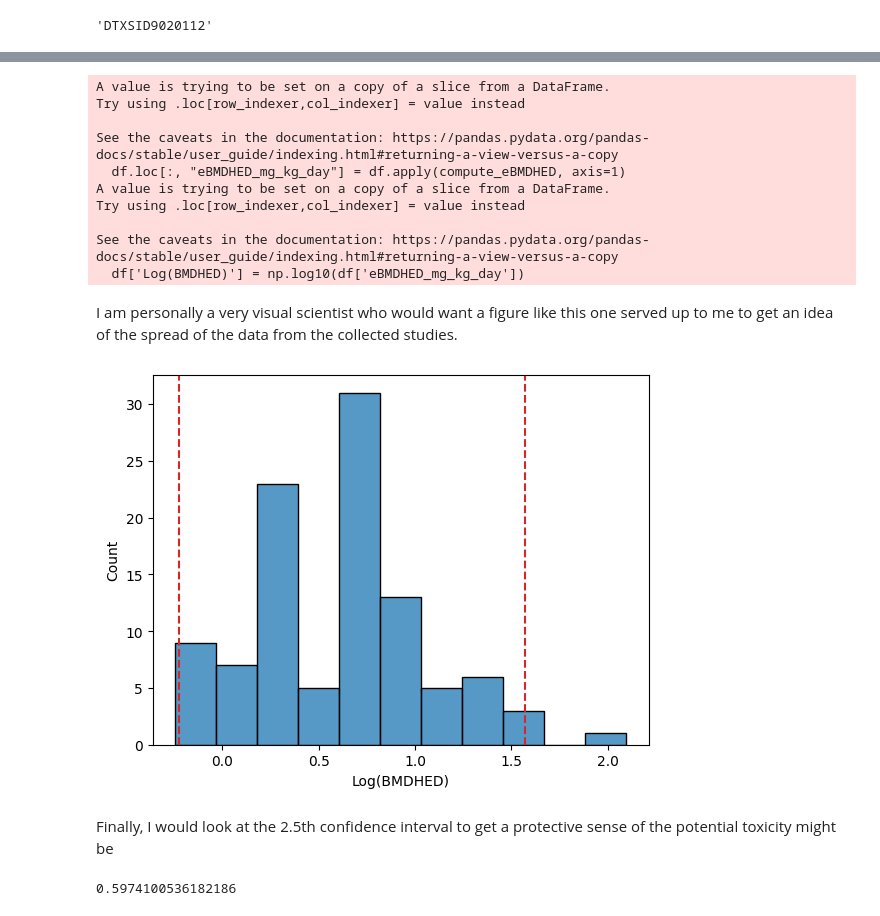
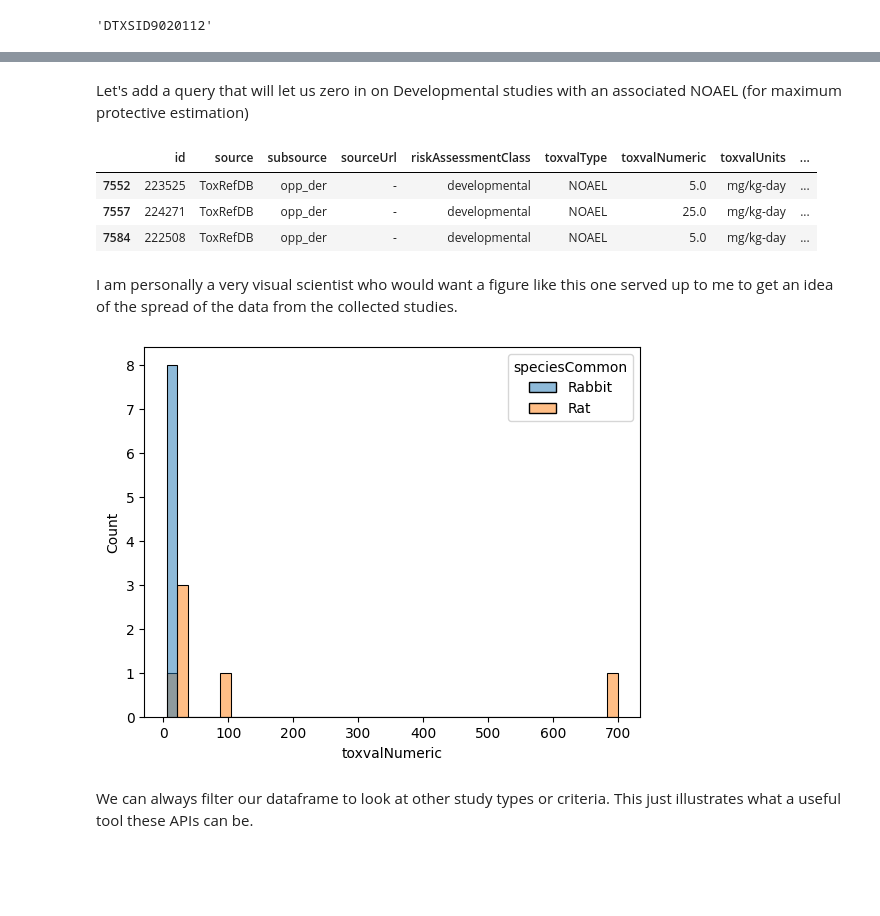
Before and after one commit to NMChar/ToxAnalysis, a Jupyter notebook: ToxAnalysis.ipynb, the cells around one changed output, grey strips where cells are left out. Cells and saved outputs as stored; diff of their text form; code cells hidden in the pictures; blank space fills up the shorter version.

```diff
--- a/ToxAnalysis.ipynb
+++ b/ToxAnalysis.ipynb
@@ -281,44 +230,24 @@ effectlevel_cf = {
 # %%
 df.to_csv(os.path.join(os.getcwd(), "tox_df.csv"))
-# %%
-import numpy as np
-
-def compute_eBMDHED(row):
-    duration = 1 if row["riskAssessmentClass"] == "developmental" else duration_cf.get(row["toxvalType"].lower(), 1)
-    species = species_cf.get(row["speciesCommon"], 1)
-    study = effectlevel_cf.get(row["toxvalType"], 1)
-    return row["toxvalNumeric"] * study * species * duration
-
-df.loc[:, "eBMDHED_mg_kg_day"] = df.apply(compute_eBMDHED, axis=1)
-df['Log(BMDHED)'] = np.log10(df['eBMDHED_mg_kg_day'])
-# %% [output]
-A value is trying to be set on a copy of a slice from a DataFrame.
-Try using .loc[row_indexer,col_indexer] = value instead
-
-See the caveats in the documentation: https://pandas.pydata.org/pandas-docs/stable/user_guide/indexing.html#returning-a-view-versus-a-copy
-  df.loc[:, "eBMDHED_mg_kg_day"] = df.apply(compute_eBMDHED, axis=1)
-A value is trying to be set on a copy of a slice from a DataFrame.
-Try using .loc[row_indexer,col_indexer] = value instead
-
-See the caveats in the documentation: https://pandas.pydata.org/pandas-docs/stable/user_guide/indexing.html#returning-a-view-versus-a-copy
-  df['Log(BMDHED)'] = np.log10(df['eBMDHED_mg_kg_day'])
+# %% [markdown]
+Let's add a query that will let us zero in on Developmental studies with an associated NOAEL (for maximum protective estimation)
 # %%
-lower_ci = df['Log(BMDHED)'].quantile(0.025)
-upper_ci = df['Log(BMDHED)'].quantile(0.975)
+dev_noael_df = df.query(
+    "(riskAssessmentClass == 'developmental') and (toxvalType == 'NOAEL')"
+)
+dev_noael_df.head(3)
+# %% [output]
+|  | id | source | subsource | sourceUrl | riskAssessmentClass | toxvalType | toxvalNumeric | toxvalUnits | ... |
+| 7552 | 223525 | ToxRefDB | opp_der | - | developmental | NOAEL | 5.0 | mg/kg-day | ... |
+| 7557 | 224271 | ToxRefDB | opp_der | - | developmental | NOAEL | 25.0 | mg/kg-day | ... |
+| 7584 | 222508 | ToxRefDB | opp_der | - | developmental | NOAEL | 5.0 | mg/kg-day | ... |
 # %% [markdown]
 I am personally a very visual scientist who would want a figure like this one served up to me to get an idea of the spread of the data from the collected studies.
 # %%
 fig, ax = plt.subplots()
-sns.histplot(df, x='Log(BMDHED)')
-ax.axvline(lower_ci, linestyle="--", c="tab:red")
-ax.axvline(upper_ci, linestyle="--", c="tab:red")
+sns.histplot(dev_noael_df, x='toxvalNumeric', hue='speciesCommon')
 plt.show()
 # %% [output]
-[figure, old version]
+[figure, new version]
 # %% [markdown]
-Finally, I would look at the 2.5th confidence interval to get a protective sense of the potential toxicity might be
+We can always filter our dataframe to look at other study types or criteria. This just illustrates what a useful tool these APIs can be.
-# %%
-protective_BMD = float(10**lower_ci)
-print(protective_BMD)
-# %% [output]
-0.5974100536182186
```
Also changed, not shown: parts of 22 cells of this notebook, 1 other file.
